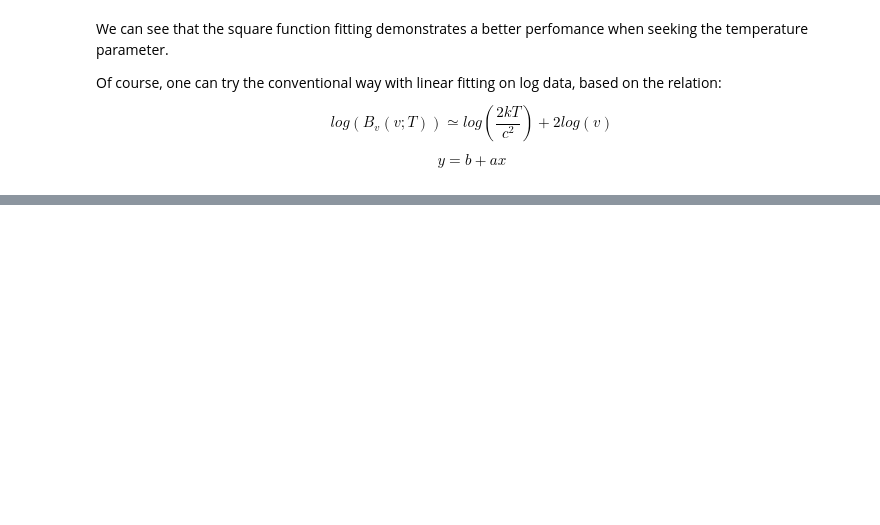
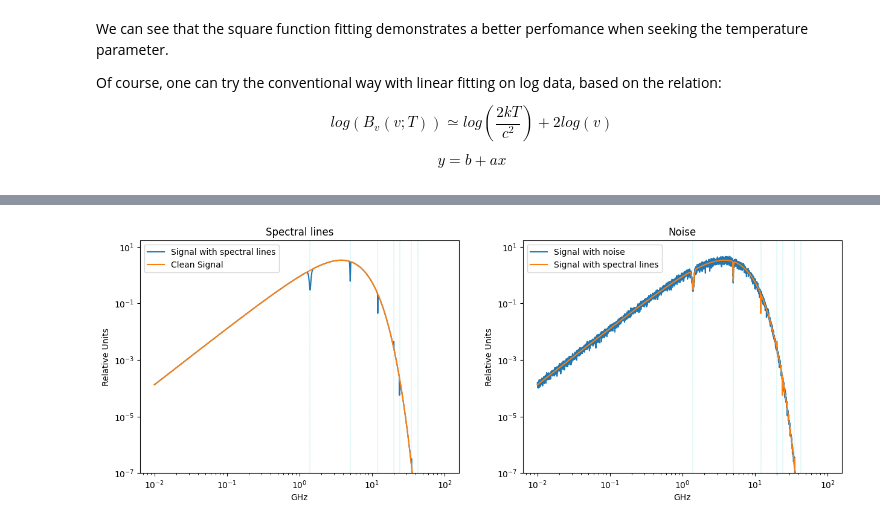
Before and after one commit to iliodis/ASTRO-BEAM, a Jupyter notebook: Task1-BlackbodyRadiationFitting/BlackbodyRadiationFitting.ipynb, the cells around one changed output, grey strips where cells are left out. Drawn from its saved outputs; the diff is of its cells as text; code cells hidden in the pictures; blank space fills up the shorter version.

Commit message:
Spectral Lines fitting first steps

```diff
--- a/Task1-BlackbodyRadiationFitting/BlackbodyRadiationFitting.ipynb
+++ b/Task1-BlackbodyRadiationFitting/BlackbodyRadiationFitting.ipynb
@@ -288,0 +267,56 @@ slope: [0.59272221]
+# %%
+from scipy.stats import norm
+
+X0 = 100
+X = np.geomspace(10e-3 , X0, 5000)
+T = temp[1]
+clean = Bv(X, T)
+
+# Trick for now
+noise = np.random.normal(0,0.3,len(clean))
+signal = clean + noise*clean/2
+
+spectral_lines = np.array([1.4, 5, 12, 20, 24, 35, 43])
+
+fig, ax = plt.subplots(1,2, figsize=(15,5))
+
+for i in range(len(spectral_lines)):
+    points = [j for j,v in enumerate(X) if (abs(v - spectral_lines[i]) <=0.5)]
+    X_cords = [X[j] for j in points]
+    gauss = norm.pdf(X_cords, spectral_lines[i], 0.05)/10
+    sign = random.randrange(-1,2,2)
+
+    for j,k in enumerate(points):
+        clean[k] += sign*gauss[j]*clean[k]
+        signal[k] += sign*gauss[j]*signal[k]
+
+    Y_vert = np.geomspace(10e-11, max(clean)*10, 100)
+    X_vert = np.ones(len(Y_vert))*spectral_lines[i]
+
+    ax[0].plot(X_vert, Y_vert, '--', lw=0.2, color = 'c')
+    ax[1].plot(X_vert, Y_vert, '--', lw=0.2, color = 'c')
+
+ax[0].set_title("Spectral lines")
+ax[0].set_xlabel("GHz")
+ax[0].set_ylabel("Relative Units")
+ax[0].plot(X, clean, label = "Signal with spectral lines")
+ax[0].plot(X, Bv(X, T), label="Clean Signal")
+ax[0].legend()
+ax[0].set_yscale('log')
+ax[0].set_xscale('log')
+ax[0].set_ylim(10e-8, max(clean)*5)
+
+ax[1].set_title("Noise")
+ax[1].set_xlabel("GHz")
+ax[1].set_ylabel("Relative Units")
+ax[1].plot(X, signal, label = "Signal with noise")
+ax[1].plot(X, clean, label="Signal with spectral lines")
+ax[1].legend()
+ax[1].set_yscale('log')
+ax[1].set_xscale('log')
+ax[1].set_ylim(10e-8, max(clean)*5)
+# plt.ylim(10e-8,10e-7)
+# plt.xlim(34.9, 35.1)
+plt.show()
+# %% [output]
+[figure, added]
```
Also changed, not shown: parts of 15 cells of this notebook.
